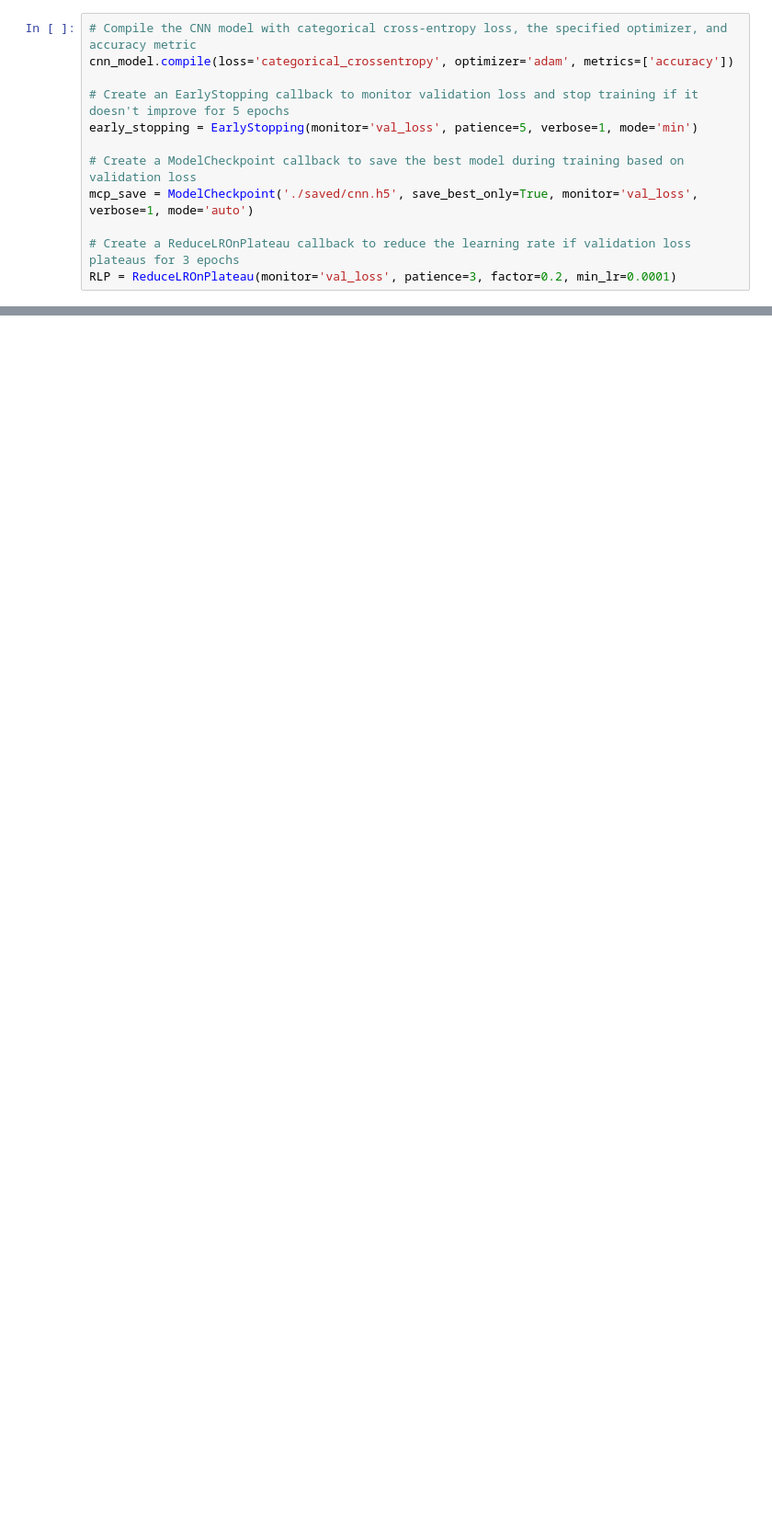
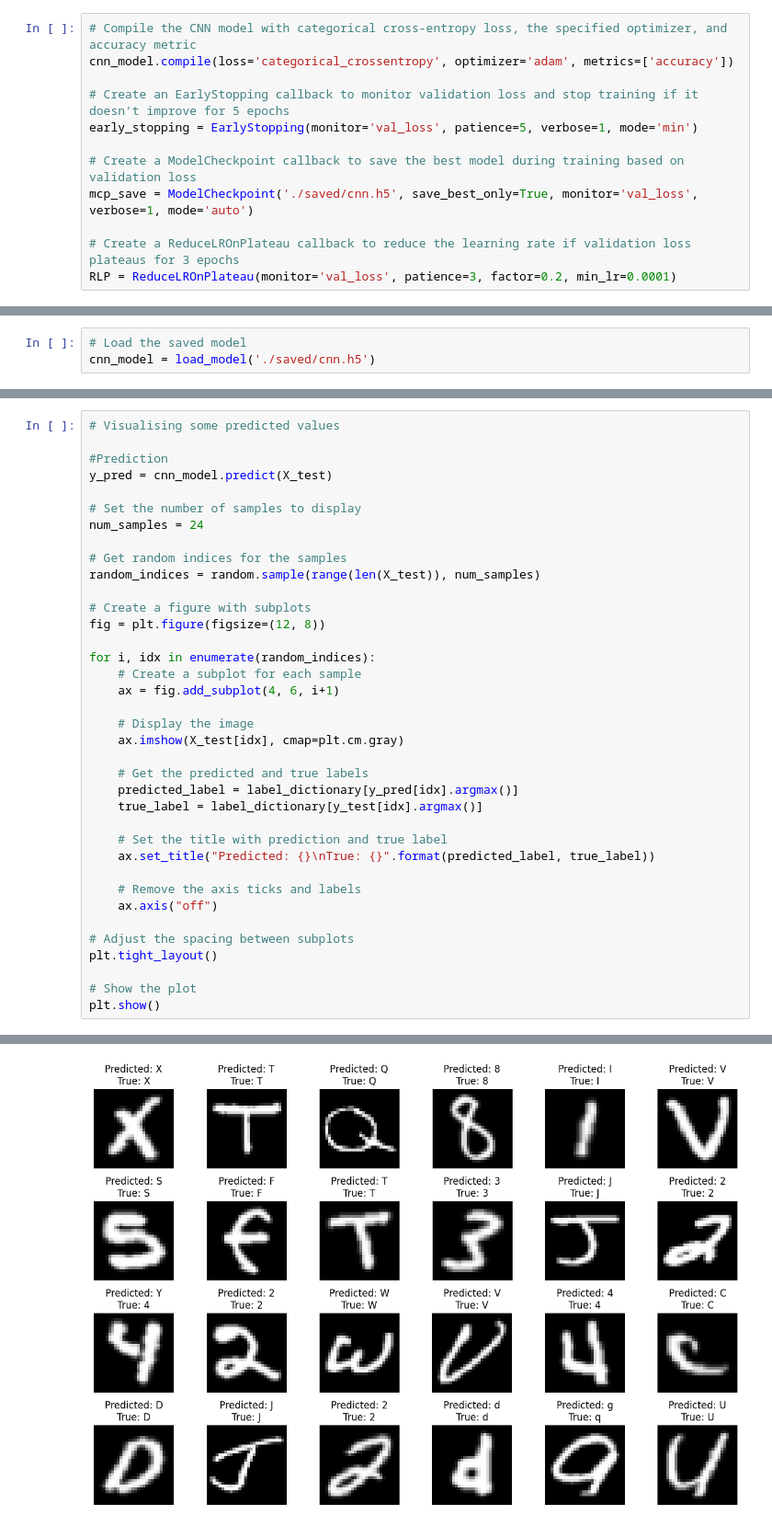
Before and after one commit to microgram17/python_ocr, a Jupyter notebook: model_training.ipynb, the cells around one changed output, grey strips where cells are left out. Shown at 92% size. Cells and saved outputs as stored; diff of their text form; blank space fills up the shorter version.

```diff
--- a/model_training.ipynb
+++ b/model_training.ipynb
@@ -271,0 +302,3 @@ Epoch 10: early stopping
+# %%
+# Load the saved model
+cnn_model = load_model('./saved/cnn.h5')
@@ -271,0 +314,38 @@ Epoch 10: early stopping
+# %%
+# Visualising some predicted values
+
+#Prediction
+y_pred = cnn_model.predict(X_test)
+
+# Set the number of samples to display
+num_samples = 24
+
+# Get random indices for the samples
+random_indices = random.sample(range(len(X_test)), num_samples)
+
+# Create a figure with subplots
+fig = plt.figure(figsize=(12, 8))
+
+for i, idx in enumerate(random_indices):
+    # Create a subplot for each sample
+    ax = fig.add_subplot(4, 6, i+1)
+
+    # Display the image
+    ax.imshow(X_test[idx], cmap=plt.cm.gray)
+
+    # Get the predicted and true labels
+    predicted_label = label_dictionary[y_pred[idx].argmax()]
+    true_label = label_dictionary[y_test[idx].argmax()]
+
+    # Set the title with prediction and true label
+    ax.set_title("Predicted: {}\nTrue: {}".format(predicted_label, true_label))
+
+    # Remove the axis ticks and labels
+    ax.axis("off")
+
+# Adjust the spacing between subplots
+plt.tight_layout()
+
+# Show the plot
+plt.show()
+# %% [output]
@@ -271,0 +353 @@ Epoch 10: early stopping
+[figure, added]
```
Also changed, not shown: parts of 9 cells of this notebook.
